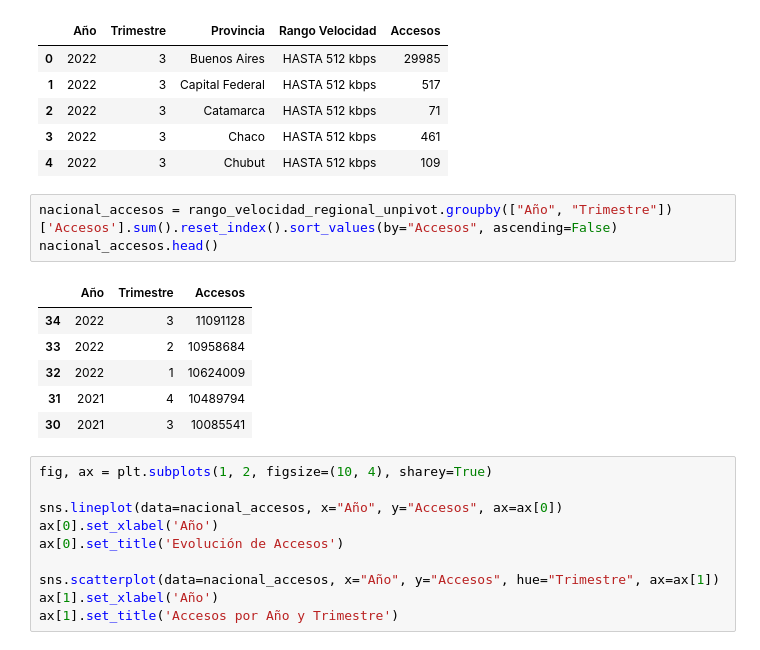
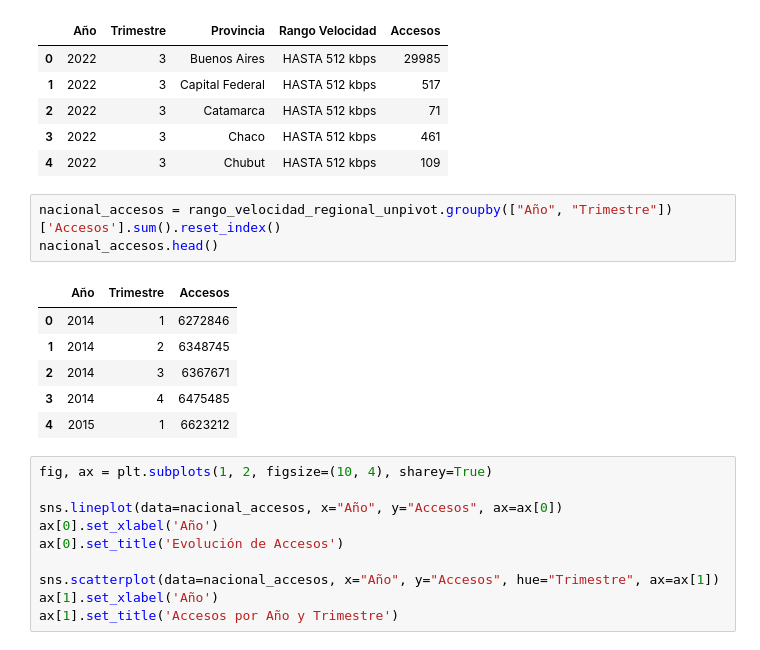
Before and after one commit to cristhianc001/Argentinian-Internet-Usage, a Jupyter notebook: notebooks/3. Exploratory_Data_Analysis.ipynb, the cells around one changed output. Saved outputs shown, nothing was run; the diff lists cells and outputs as text.

```diff
--- a/notebooks/3. Exploratory_Data_Analysis.ipynb
+++ b/notebooks/3. Exploratory_Data_Analysis.ipynb
@@ -20,15 +20,15 @@ rango_velocidad_regional_unpivot.head()
 | 3 | 2022 | 3 | Chaco | HASTA 512 kbps | 461 |
 | 4 | 2022 | 3 | Chubut | HASTA 512 kbps | 109 |
 # %%
-nacional_accesos = rango_velocidad_regional_unpivot.groupby(["Año", "Trimestre"])['Accesos'].sum().reset_index().sort_values(by="Accesos", ascending=False)
+nacional_accesos = rango_velocidad_regional_unpivot.groupby(["Año", "Trimestre"])['Accesos'].sum().reset_index()
 nacional_accesos.head()
 # %% [output]
 |  | Año | Trimestre | Accesos |
-| 34 | 2022 | 3 | 11091128 |
-| 33 | 2022 | 2 | 10958684 |
-| 32 | 2022 | 1 | 10624009 |
-| 31 | 2021 | 4 | 10489794 |
-| 30 | 2021 | 3 | 10085541 |
+| 0 | 2014 | 1 | 6272846 |
+| 1 | 2014 | 2 | 6348745 |
+| 2 | 2014 | 3 | 6367671 |
+| 3 | 2014 | 4 | 6475485 |
+| 4 | 2015 | 1 | 6623212 |
 # %%
 fig, ax = plt.subplots(1, 2, figsize=(10, 4), sharey=True)
 
```
Also changed, not shown: parts of 54 cells of this notebook, 6 other files.
